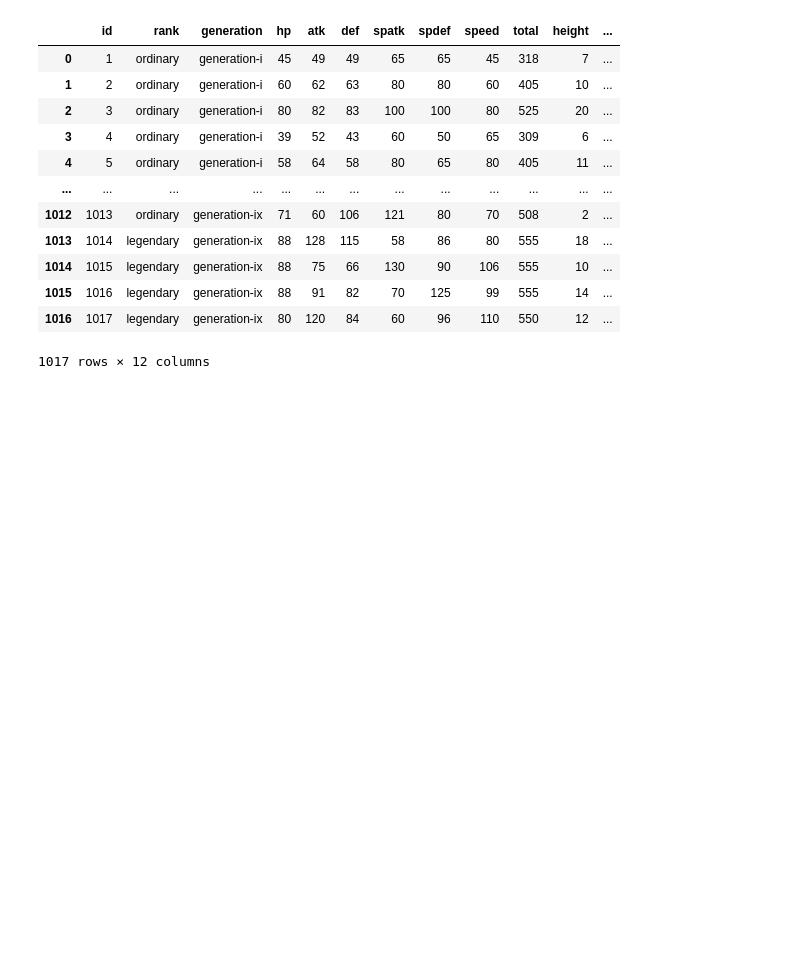
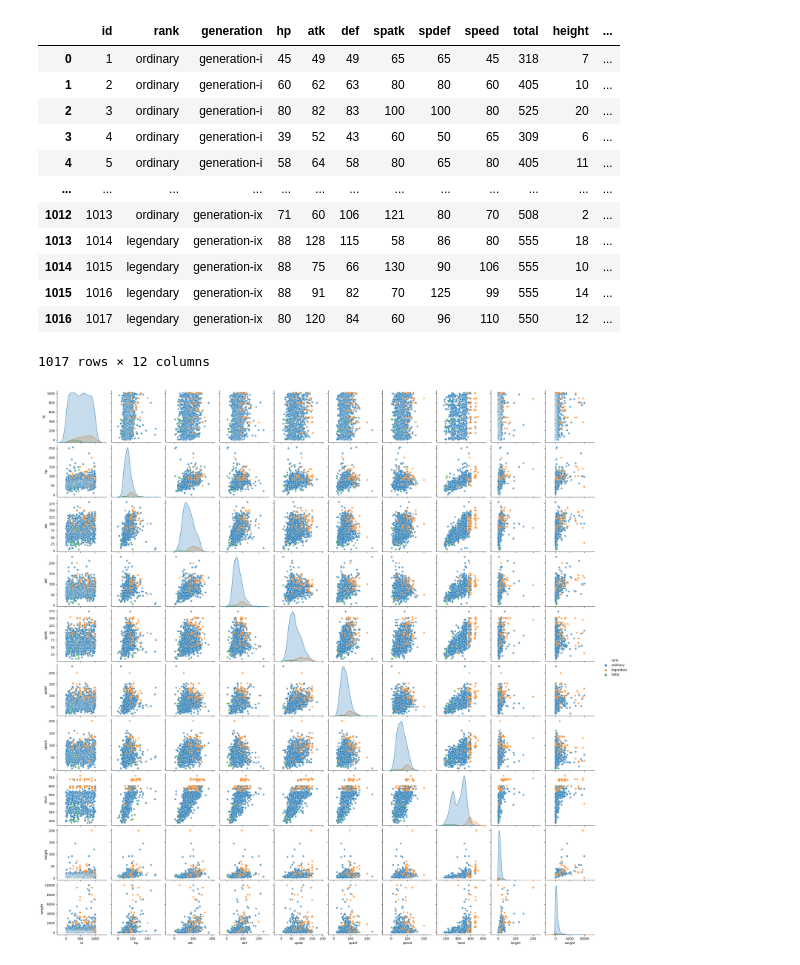
Before and after one commit to AlexanderDsouza/ECS171GroupProject, a Jupyter notebook: Pokemon_EDA.ipynb, the cells around one changed output. Drawn from its saved outputs; the diff is of its cells as text; code cells hidden in the pictures; blank space fills up the shorter version.

Commit message:
Added pairplot

```diff
--- a/Pokemon_EDA.ipynb
+++ b/Pokemon_EDA.ipynb
@@ -27,3 +59,8 @@ pokemon_data = pokemon_data.replace("mythical", "legendary")
 for i in pokemon_data['rank']:
     if i == "mythical":
         print(i)
+# %%
+sns.pairplot(pokemon_data, hue='rank', diag_kind='kde', plot_kws={'alpha': 0.7})
+plt.show()
+# %% [output]
+[figure, added]
```
Also changed, not shown: parts of 3 cells of this notebook.
